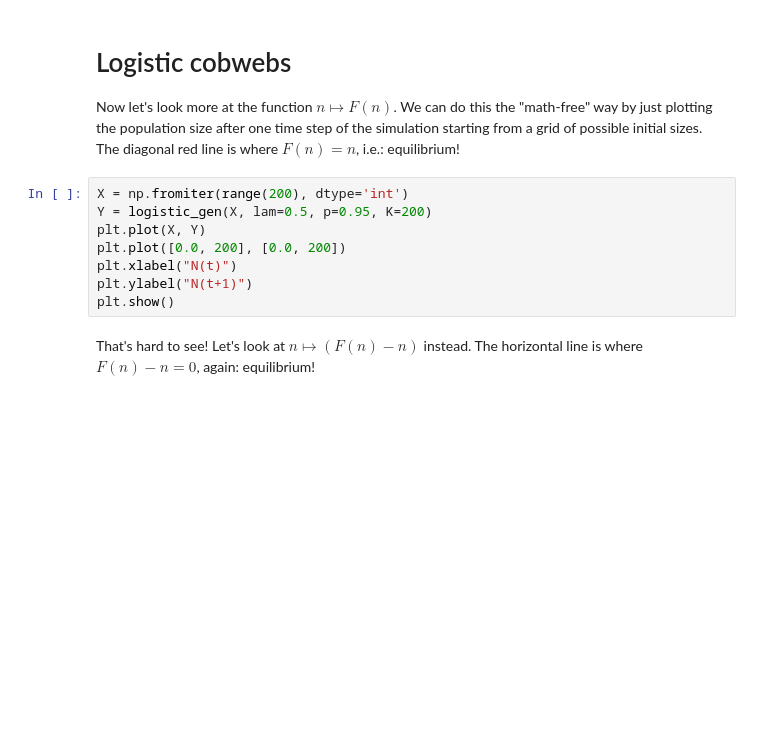
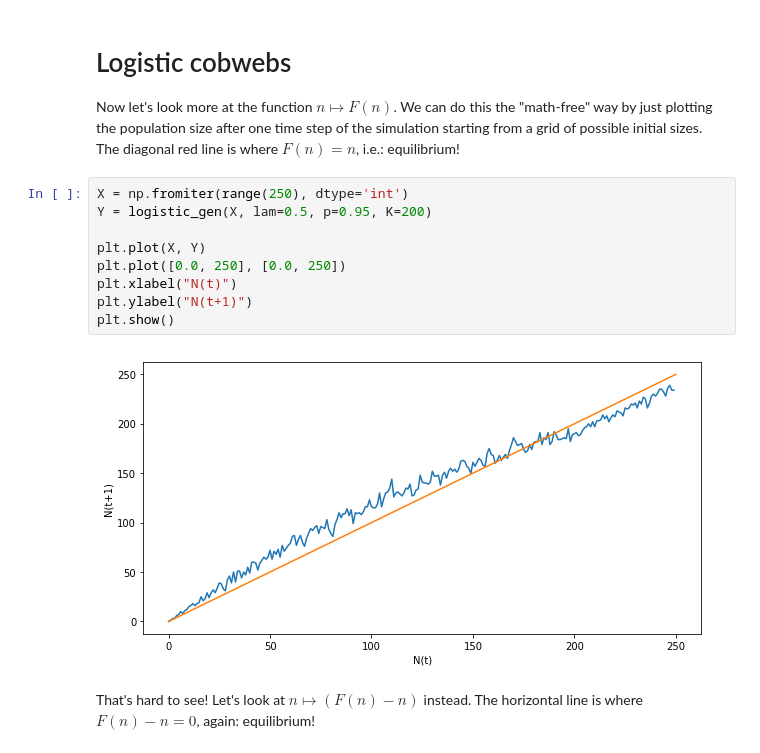
Before and after one commit to petrelharp/popbio, a Jupyter notebook: notebooks/individual_models.ipynb, the cells around one changed output. Saved outputs shown, nothing was run; the diff lists cells and outputs as text; blank space fills up the shorter version.

```diff
--- a/notebooks/individual_models.ipynb
+++ b/notebooks/individual_models.ipynb
@@ -322,13 +322,16 @@ after one time step of the simulation
 starting from a grid of possible initial sizes.
 The diagonal red line is where $F(n) = n$, i.e.: equilibrium!
 # %%
-X = np.fromiter(range(200), dtype='int')
+X = np.fromiter(range(250), dtype='int')
 Y = logistic_gen(X, lam=0.5, p=0.95, K=200)
+
 plt.plot(X, Y)
-plt.plot([0.0, 200], [0.0, 200])
+plt.plot([0.0, 250], [0.0, 250])
 plt.xlabel("N(t)")
 plt.ylabel("N(t+1)")
 plt.show()
+# %% [output]
+[figure, added]
 # %% [markdown]
 That's hard to see! Let's look at $n \mapsto (F(n) - n)$ instead.
 The horizontal line is where $F(n) - n = 0$, again: equilibrium!
```
Also changed, not shown: parts of 4 cells of this notebook.
